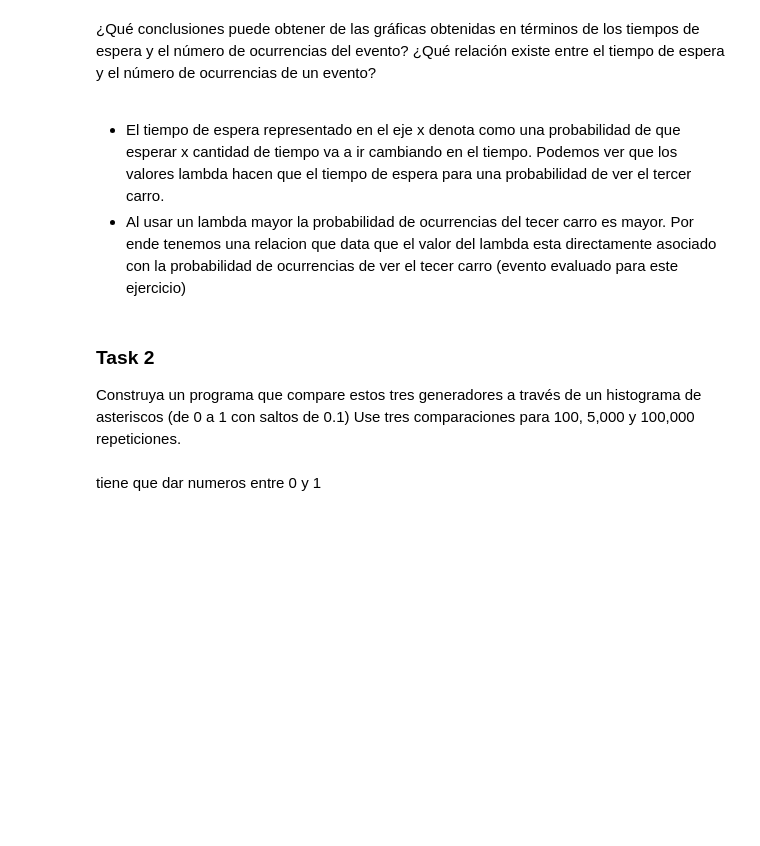
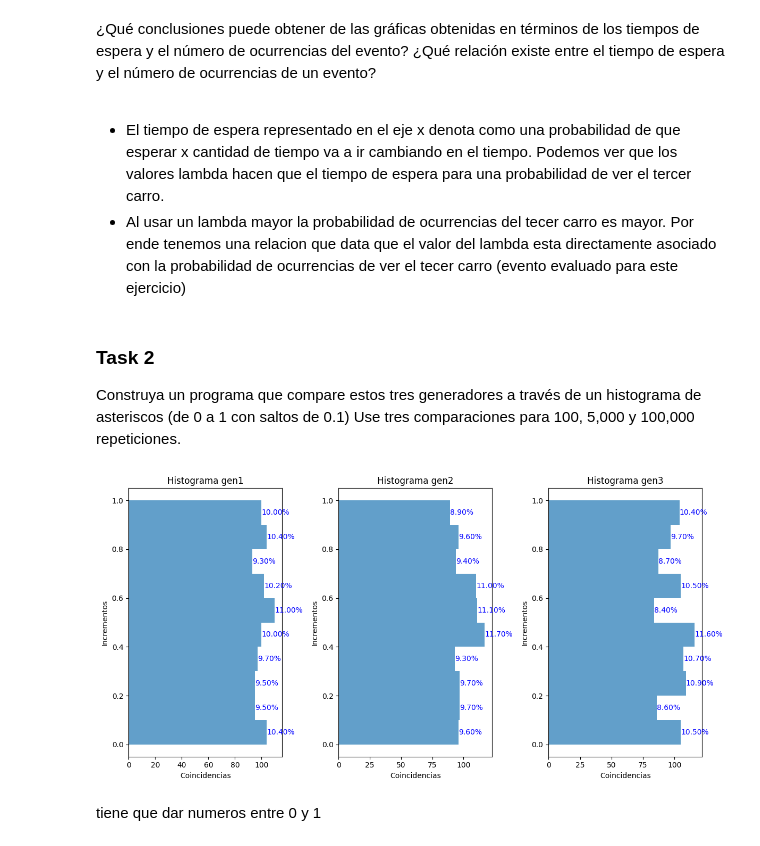
Before and after one commit to Diego-CB/Lab3-ModSim, a Jupyter notebook: parte2.ipynb, the cells around one changed output. Cells and saved outputs as stored; diff of their text form; code cells hidden in the pictures; blank space fills up the shorter version.

```diff
--- a/parte2.ipynb
+++ b/parte2.ipynb
@@ -84,3 +81,38 @@ def evaluar_pseudo_randoms(reps):
+# %%
+def evaluar_pseudo_randoms(reps):
+    resultados1 = []
+    resultados2 = []
+    resultados3 = []
+    for i in range(1,reps+1):
+        resultados1.append(gen1(i))
+        resultados2.append(gen2(i))
+        resultados3.append(gen3(i))
+
+    graficar_results(resultados1, resultados2, resultados3)
+# %%
+def graficar_results(a, b, c):
+    bin_width = 0.1  # Aumenta el ancho de las barras a 0.2
+    bins = [bin_width * i for i in range(11)]  # en incrementos de 0.2
+
+    plt.figure(figsize=(12, 6))  # Tamaño de la figura para mostrar los 3 diagramas
+
+    for i, generation in enumerate([a, b, c], start=1):
+        plt.subplot(1, 3, i)
+        n, _, _ = plt.hist(generation, bins=bins, alpha=0.7, orientation='horizontal', height=bin_width)  # Cambia a orientación horizontal
+        porcentajeGen = [count / len(generation) * 100 for count in n]
+        for j in range(len(bins) - 1):
+            plt.annotate(f"{porcentajeGen[j]:.2f}%", xy=(n[j], bins[j] + bin_width / 2), ha='left', va='center', color='blue')  # Ajusta las coordenadas para la etiqueta
+        plt.xlabel('Coincidencias')
+        plt.ylabel('Incrementos')
+        plt.title(f'Histograma gen{i}')
+
+    plt.tight_layout()  # Ajuste automático de los subplots para evitar superposiciones
+    plt.show()
+
+
+evaluar_pseudo_randoms(1000)
+# %% [output]
+[figure, added]
 # %% [markdown]
 tiene que dar numeros entre 0 y 1
 # %% [markdown]
```
Also changed, not shown: parts of 2 cells of this notebook.
